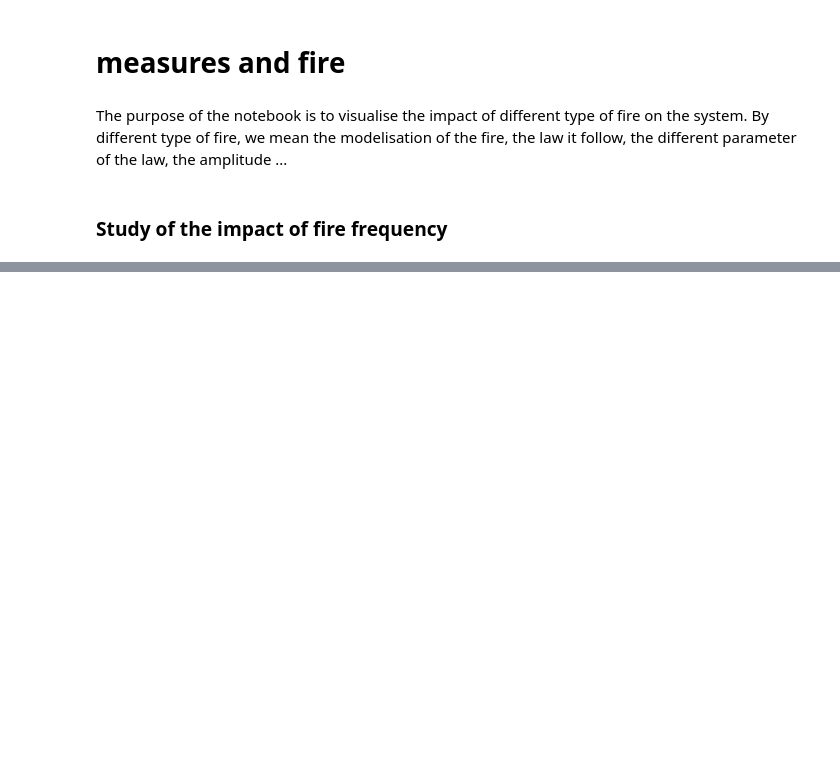
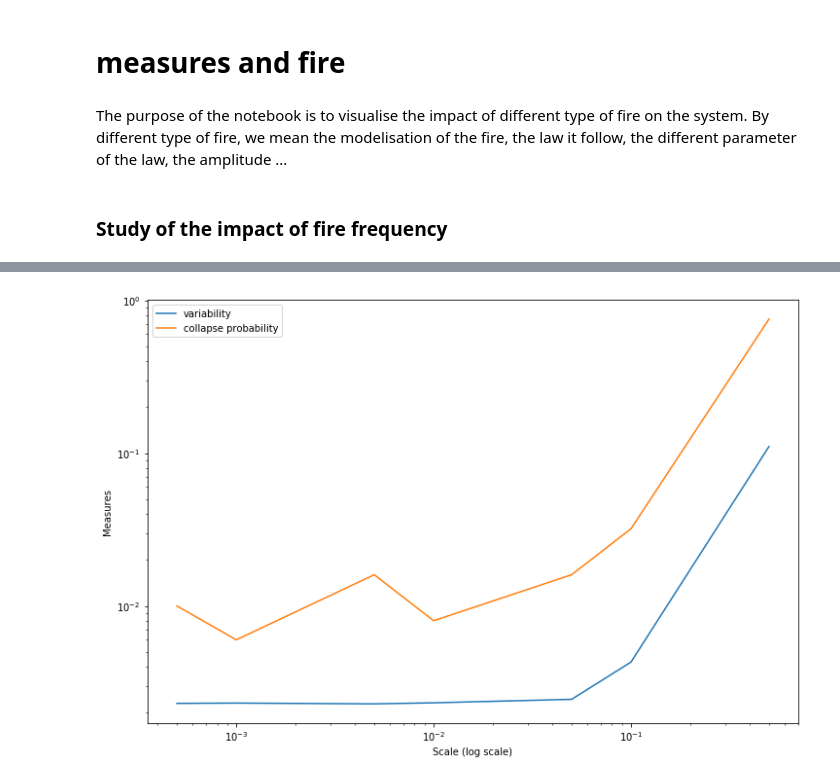
Before and after one commit to cavaillesj/internship_moulis, a Jupyter notebook: measures_and_fire.ipynb, the cells around one changed output, grey strips where cells are left out. Saved outputs shown, nothing was run; the diff lists cells and outputs as text; code cells hidden in the pictures; blank space fills up the shorter version.

```diff
--- a/measures_and_fire.ipynb
+++ b/measures_and_fire.ipynb
@@ -54,0 +63,35 @@ plt.show()
+# %%
+exec(open("objet.py").read(), globals())
+
+Ampl = [0.0005, 0.001, 0.005, 0.01, 0.05, 0.1, 0.5]
+
+Param_freq = {"p":0.01}
+Param_ampl = {"scale":0.07}
+
+Fire = {"frequence": "bernoulli",
+        "param_freq" : Param_freq,
+        "amplitude": "exponential",
+        "param_amplitude" : Param_ampl,
+        "type" : "proportionnal",
+        "coef_W_N" : 5}
+
+
+V = []
+C = []
+for i, ampl in enumerate(Ampl):
+    Param_ampl = {"scale":ampl}
+    Fire["param_amplitude"] = Param_ampl
+    v, c = measure(Fire = Fire) #############" modifier objet, au début et à perturbation"
+    V += [v]
+    C += [c]
+# %%
+plt.figure(figsize=(12, 8))
+plt.loglog(Freq, V, label="variability")
+plt.loglog(Freq, C, label="collapse probability")
+plt.legend()
+plt.xlabel("Scale (log scale)")
+plt.ylabel("Measures")
+plt.savefig("plot/Measures over frequence fire")
+plt.show()
+# %% [output]
+[figure, added]
```
Also changed, not shown: parts of 4 cells of this notebook, 2 other files.
